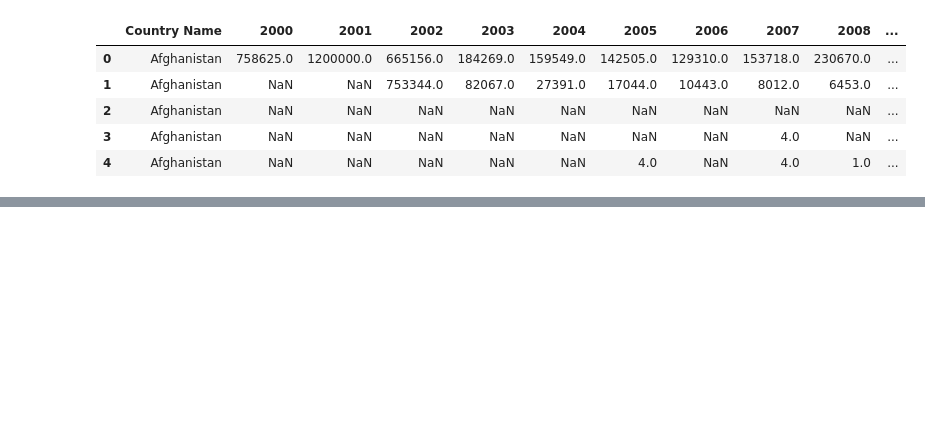
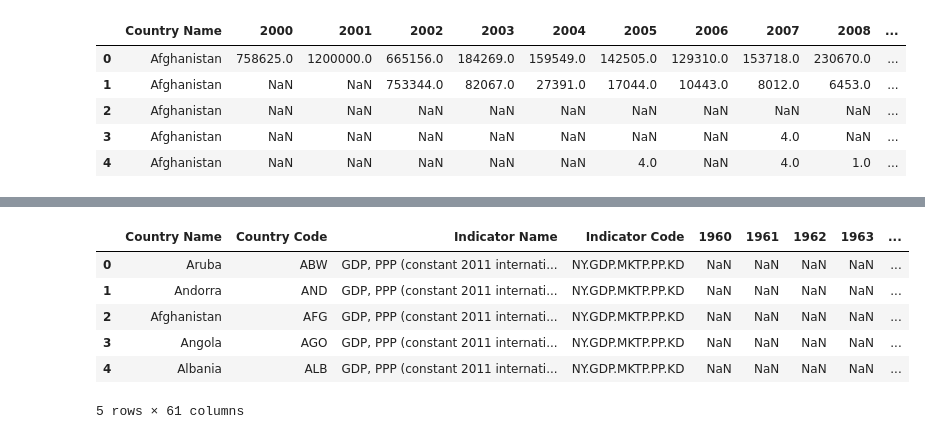
Before and after one commit to zacharydfriedlander/refugee-analysis, a Jupyter notebook: Exploration.ipynb, the cells around one changed output, grey strips where cells are left out. Cells and saved outputs as stored; diff of their text form; code cells hidden in the pictures; blank space fills up the shorter version.

Commit message:
Added cleanup for GDP data

```diff
--- a/Exploration.ipynb
+++ b/Exploration.ipynb
@@ -135,0 +104,12 @@ psq_tms_clean = pandas.read_csv(""))
+# %%
+gdp_info_raw = pandas.read_csv("data/world_bank_gdp/GDP_2011-2015.csv",skiprows=4)
+# %%
+gdp_info_raw[0:5]
+# %% [output]
+|  | Country Name | Country Code | Indicator Name | Indicator Code | 1960 | 1961 | 1962 | 1963 | ... |
+| 0 | Aruba | ABW | GDP, PPP (constant 2011 internati... | NY.GDP.MKTP.PP.KD | NaN | NaN | NaN | NaN | ... |
+| 1 | Andorra | AND | GDP, PPP (constant 2011 internati... | NY.GDP.MKTP.PP.KD | NaN | NaN | NaN | NaN | ... |
+| 2 | Afghanistan | AFG | GDP, PPP (constant 2011 internati... | NY.GDP.MKTP.PP.KD | NaN | NaN | NaN | NaN | ... |
+| 3 | Angola | AGO | GDP, PPP (constant 2011 internati... | NY.GDP.MKTP.PP.KD | NaN | NaN | NaN | NaN | ... |
+| 4 | Albania | ALB | GDP, PPP (constant 2011 internati... | NY.GDP.MKTP.PP.KD | NaN | NaN | NaN | NaN | ... |
+5 rows × 61 columns
```
Also changed, not shown: parts of 15 cells of this notebook, 3 other files.
